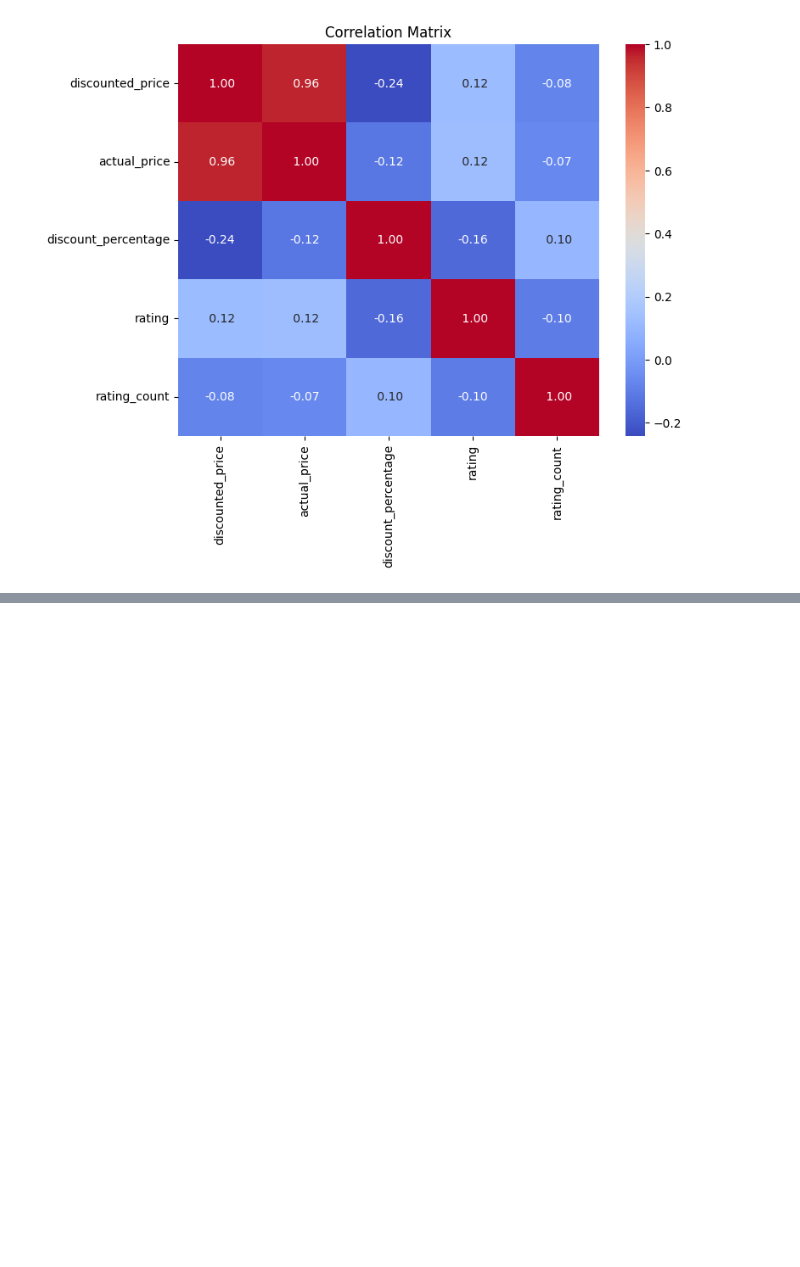
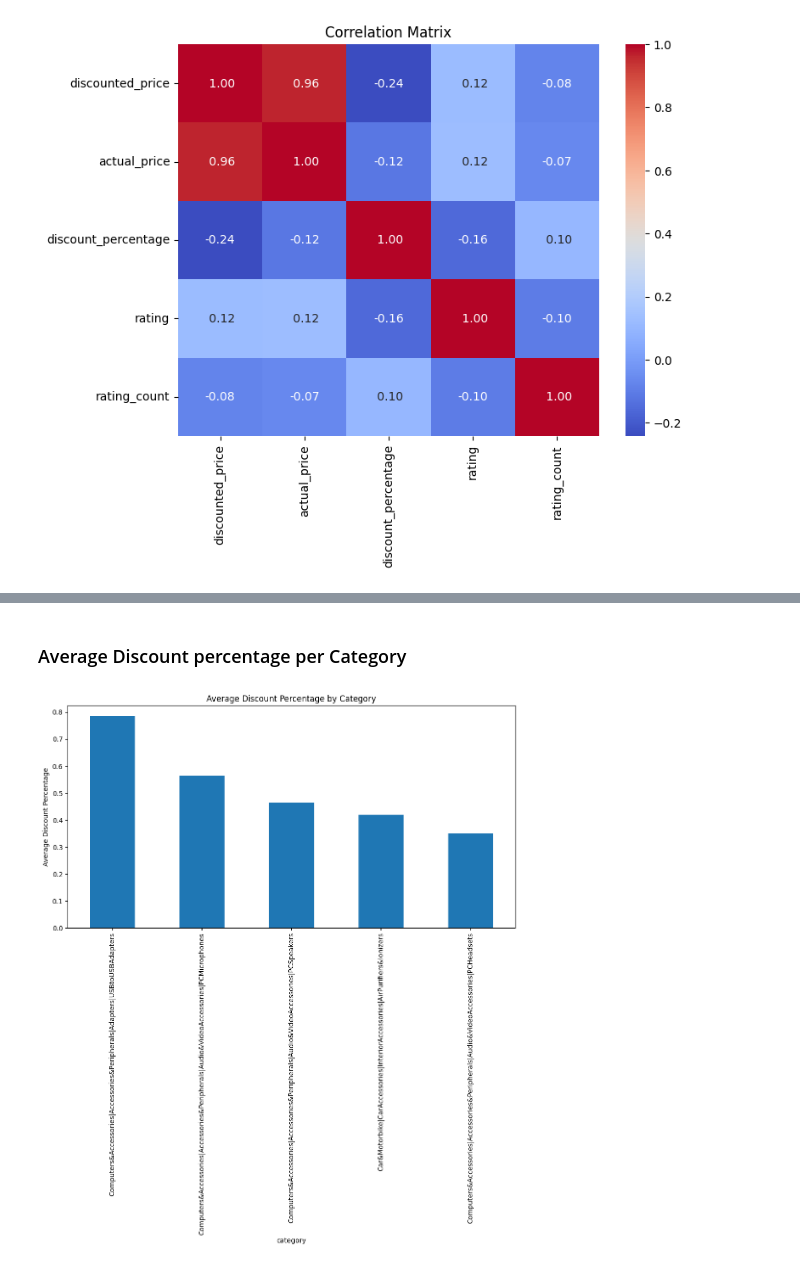
Before and after one commit to samwanyua/Amazon-UK-Products-EDA-ML-Project, a Jupyter notebook: Notebook.ipynb, the cells around one changed output, grey strips where cells are left out. Cells and saved outputs as stored; diff of their text form; code cells hidden in the pictures; blank space fills up the shorter version.

```diff
--- a/Notebook.ipynb
+++ b/Notebook.ipynb
@@ -177,0 +199,11 @@ plt.show()
+# %% [markdown]
+### Average Discount percentage per Category
+# %%
+avg_discount_by_category = df.groupby('category')['discount_percentage'].mean().head().sort_values(ascending=False)
+plt.figure(figsize=(12, 6))
+avg_discount_by_category.plot(kind='bar')
+plt.title('Average Discount Percentage by Category')
+plt.ylabel('Average Discount Percentage')
+plt.show()
+# %% [output]
+[figure, added]
```
Also changed, not shown: parts of 6 cells of this notebook.
